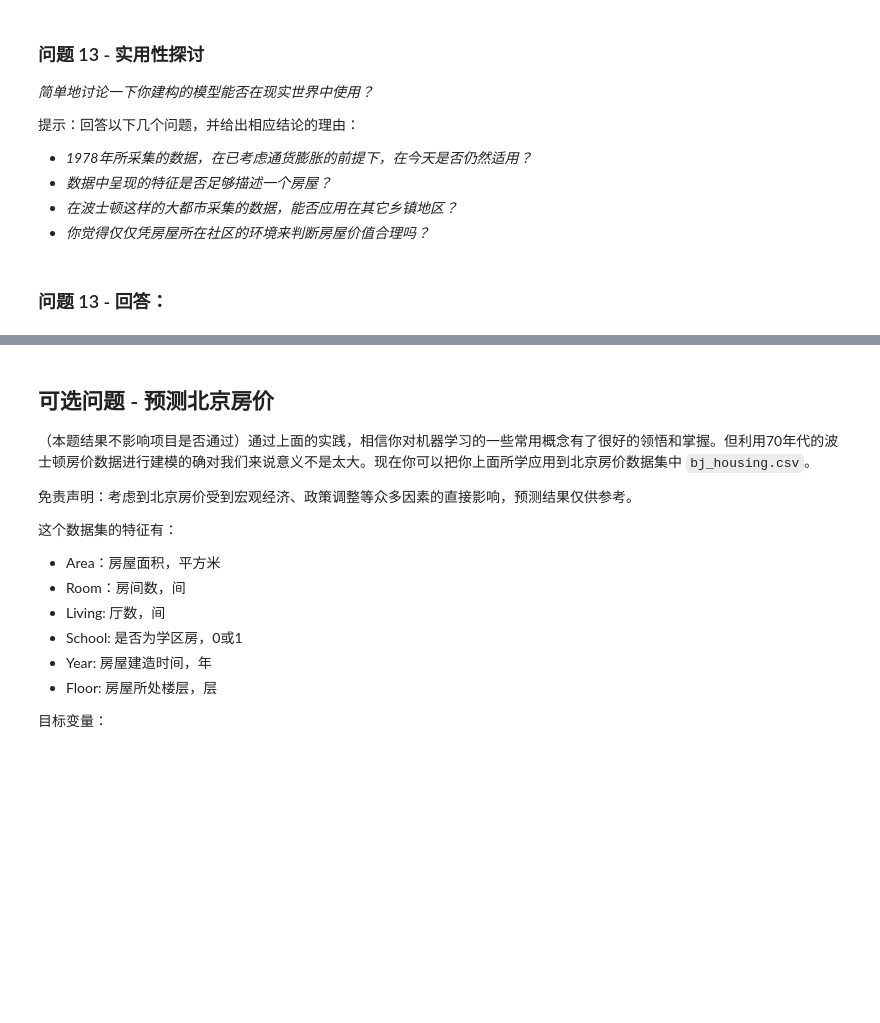
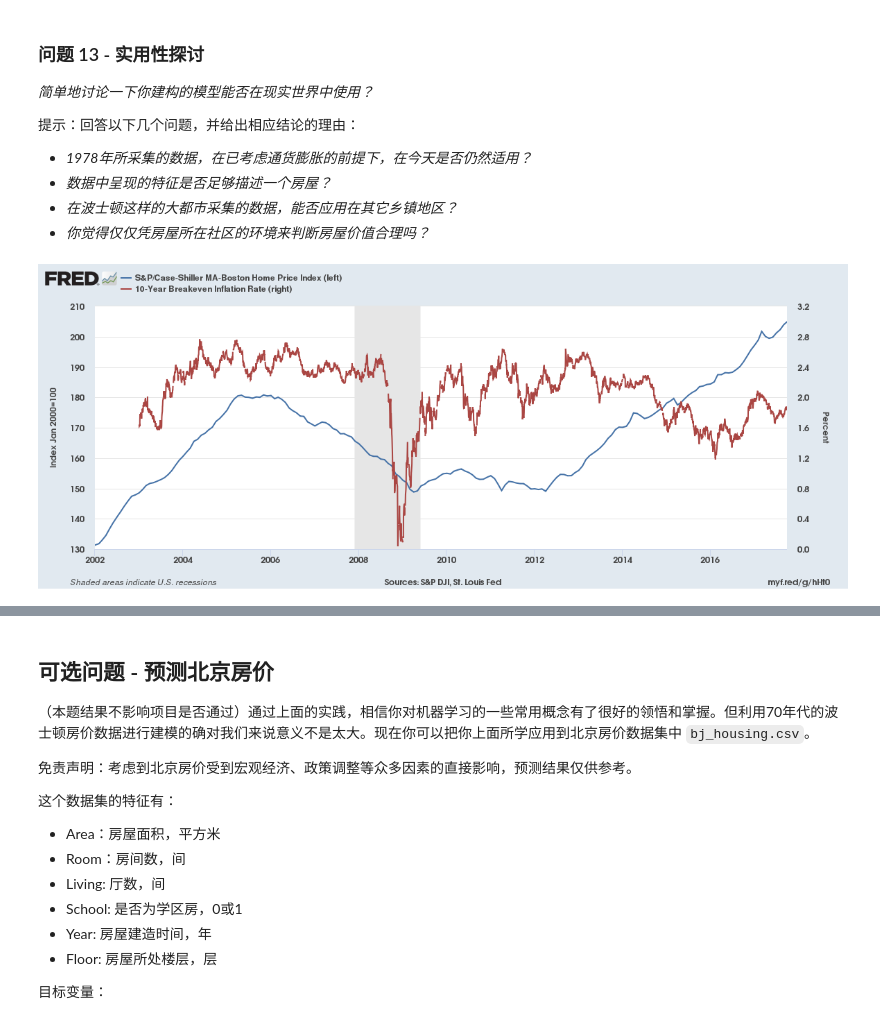
Before and after one commit to Pythephant/boston_housing-master, a Jupyter notebook: boston_housing.ipynb, the cells around one changed output, grey strips where cells are left out. Drawn from its saved outputs; the diff is of its cells as text; code cells hidden in the pictures; blank space fills up the shorter version.

```diff
--- a/boston_housing.ipynb
+++ b/boston_housing.ipynb
@@ -394,5 +508,8 @@ vs.PredictTrials(features, prices, fit_model, client_data)
 - *数据中呈现的特征是否足够描述一个房屋？*
 - *在波士顿这样的大都市采集的数据，能否应用在其它乡镇地区？*
 - *你觉得仅仅凭房屋所在社区的环境来判断房屋价值合理吗？*
-# %% [markdown]
-### 问题 13 - 回答：
+# %%
+from IPython.display import Image
+Image('bostonHousePriceAndInflation.png')
+# %% [output]
+[figure, added]
```
Also changed, not shown: parts of 33 cells of this notebook, 2 other files.
